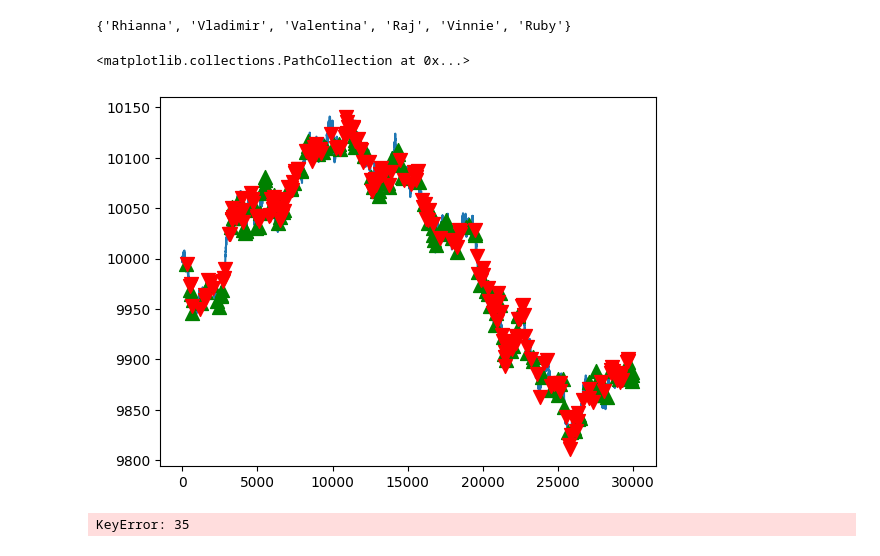
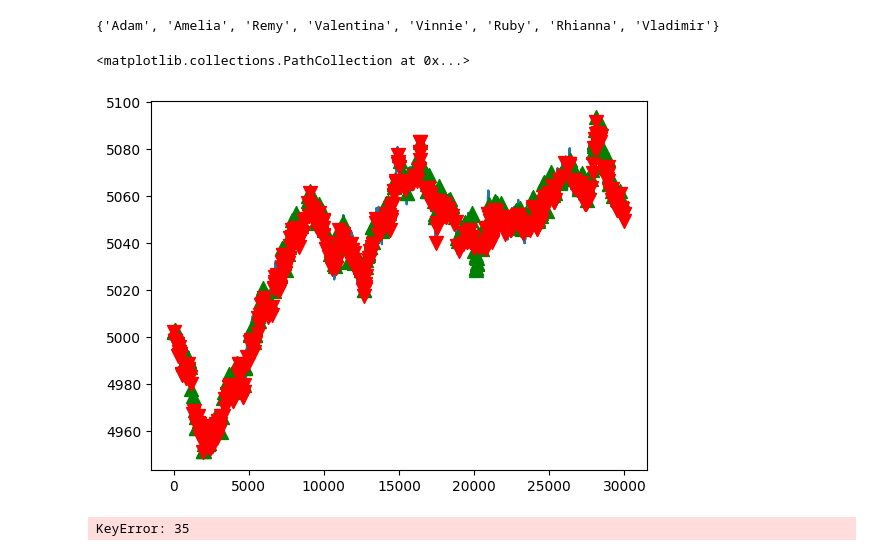
Before and after one commit to naman-doshi/IMCProsperity-2, a Jupyter notebook: R5/analysis.ipynb, the cells around one changed output. Cells and saved outputs as stored; diff of their text form; code cells hidden in the pictures.

```diff
--- a/R5/analysis.ipynb
+++ b/R5/analysis.ipynb
@@ -5,38 +5,38 @@ import matplotlib.pyplot as plt
 
 # 1. copy rhianna on roses
 names = set()
 
-prices = pd.read_csv('data/r4_prices.csv')
-trades = pd.read_csv('data/r4_trades.csv')
+prices = pd.read_csv('data/r1_prices.csv')
+trades = pd.read_csv('data/r1_trades.csv')
 
-product = 'COCONUT'
+product = 'STARFRUIT'
 person = 'Rhianna'
 volFilter = 0
 
 roses = prices[prices['product'] == product]['mid_price']
 roses.reset_index(drop=True, inplace=True)
 roses.plot()
 
 for i in range(len(trades)):
     names.add(trades['buyer'][i])
     names.add(trades['seller'][i])
 
 print(names)
 
 
 prod_trades = trades[trades['symbol'] == product]
 person_buys = prod_trades[(prod_trades['buyer'] == person) & (prod_trades['quantity'] >= volFilter)]
 person_sells = prod_trades[(prod_trades['seller'] == person) & (prod_trades['quantity'] >= volFilter)]
 buy_times = person_buys['timestamp'].to_list()
 sell_times = person_sells['timestamp'].to_list()
 
 roses_list = roses.to_list()
 plt.scatter(buy_times, [roses_list[t] for t in buy_times], color='g', marker='^', s=100, zorder=20)
 plt.scatter(sell_times, [roses_list[t] for t in sell_times], color='r', marker='v', s=100, zorder=20)
 # %% [output]
-{'Rhianna', 'Vladimir', 'Valentina', 'Raj', 'Vinnie', 'Ruby'}
+{'Adam', 'Amelia', 'Remy', 'Valentina', 'Vinnie', 'Ruby', 'Rhianna', 'Vladimir'}
 <matplotlib.collections.PathCollection at 0x...>
-[figure, old version]
+[figure, new version]
 # %%
 product = 'GIFT_BASKET'
 person1 = 'Rhianna'
```
Also changed, not shown: 9 other files.
